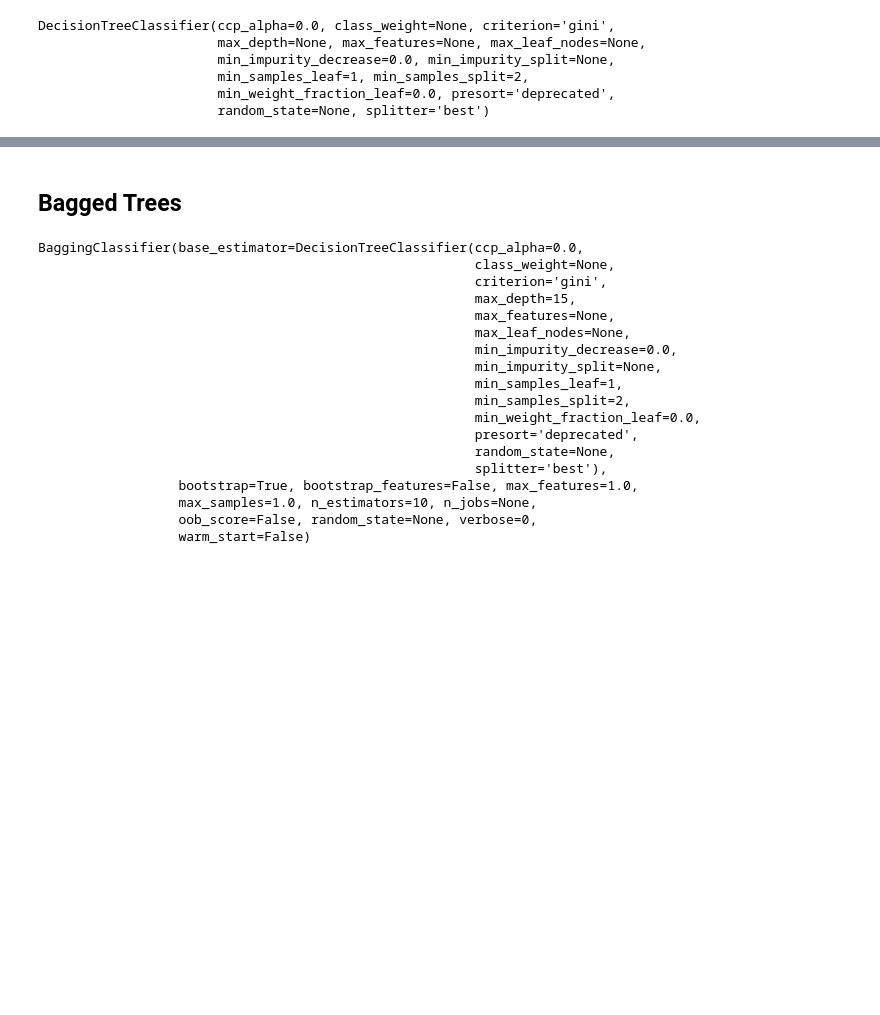
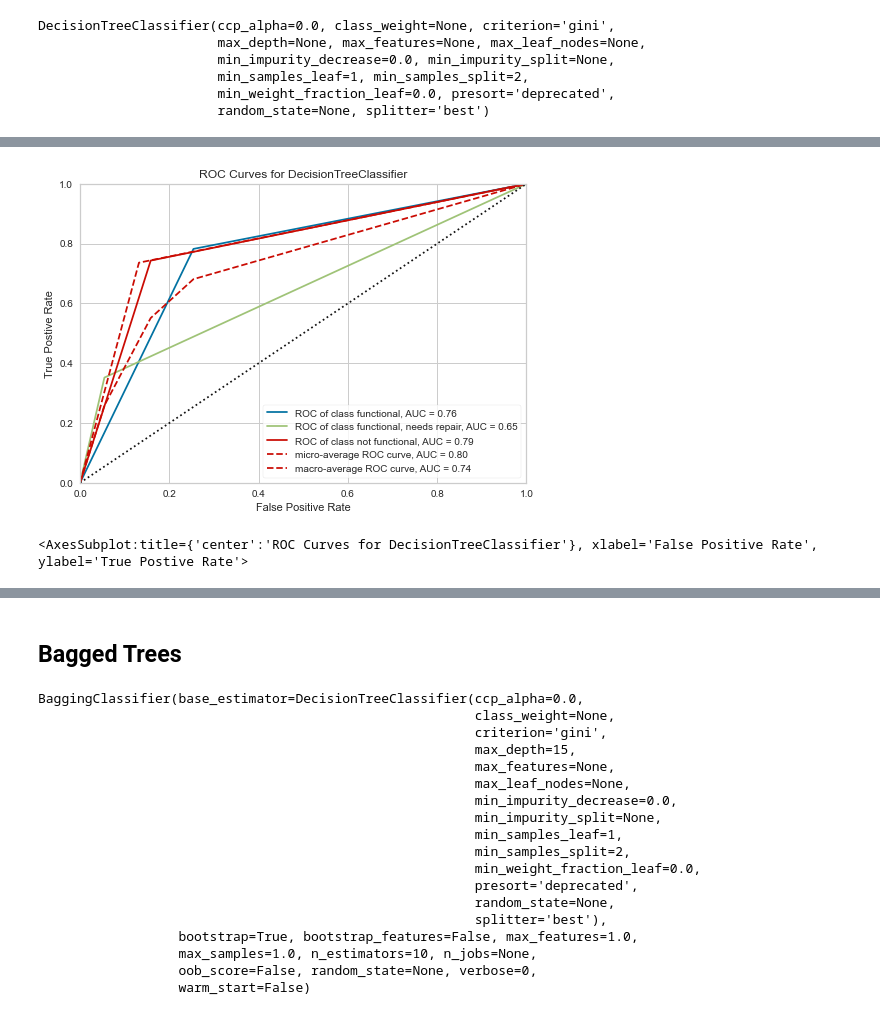
Before and after one commit to lauren-esser/Wall-Quality-in-Tanzania, a Jupyter notebook: student.ipynb, the cells around one changed output, grey strips where cells are left out. Drawn from its saved outputs; the diff is of its cells as text; code cells hidden in the pictures; blank space fills up the shorter version.

```diff
--- a/student.ipynb
+++ b/student.ipynb
@@ -1474,0 +1450,10 @@ ValueError: DecisionTreeClassifier should be a binary classifer
+# %%
+from yellowbrick.classifier import ROCAUC
+visualizer = ROCAUC(tree_clf, classes=["functional", "functional, needs repair", "not functional"])
+
+visualizer.fit(X_train, y_train)        # Fit the training data to the visualizer
+visualizer.score(X_test, y_test)        # Evaluate the model on the test data
+visualizer.show()
+# %% [output]
+[figure, added]
+<AxesSubplot:title={'center':'ROC Curves for DecisionTreeClassifier'}, xlabel='False Positive Rate', ylabel='True Postive Rate'>
```
Also changed, not shown: parts of 27 cells of this notebook.
